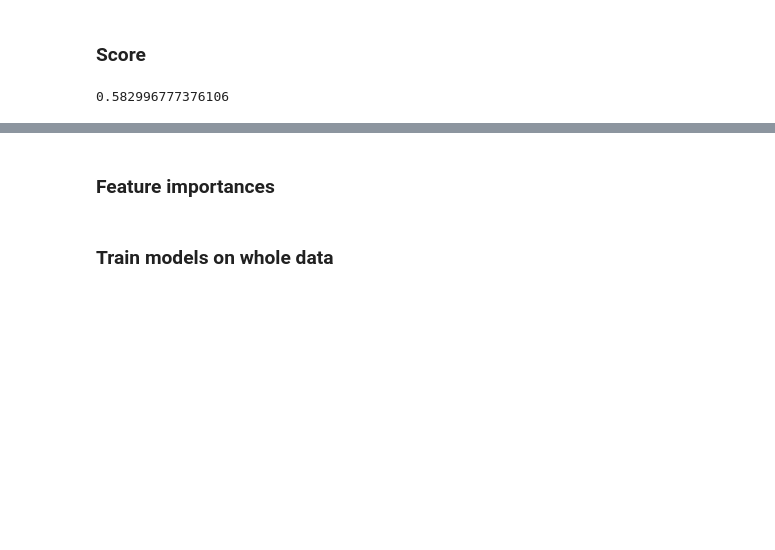
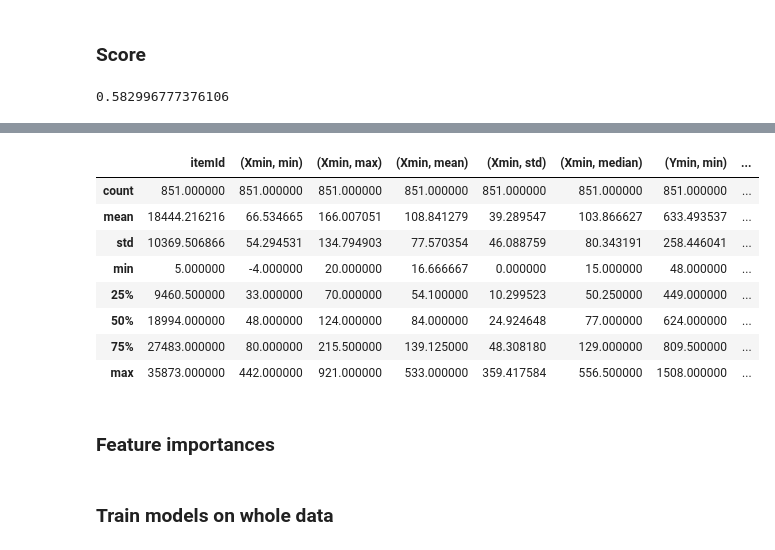
Before and after one commit to Dmitry513/BootCamp_Moderator, a Jupyter notebook: Min_max.ipynb, the cells around one changed output, grey strips where cells are left out. Cells and saved outputs as stored; diff of their text form; code cells hidden in the pictures; blank space fills up the shorter version.

```diff
--- a/Min_max.ipynb
+++ b/Min_max.ipynb
@@ -201,3 +241,15 @@ X_rez['iou'].mean()
+# %%
+X_rez[X_rez['Sum_err'] <= 400].describe()
+# %% [output]
+|  | itemId | (Xmin, min) | (Xmin, max) | (Xmin, mean) | (Xmin, std) | (Xmin, median) | (Ymin, min) | ... |
+| count | 851.000000 | 851.000000 | 851.000000 | 851.000000 | 851.000000 | 851.000000 | 851.000000 | ... |
+| mean | 18444.216216 | 66.534665 | 166.007051 | 108.841279 | 39.289547 | 103.866627 | 633.493537 | ... |
+| std | 10369.506866 | 54.294531 | 134.794903 | 77.570354 | 46.088759 | 80.343191 | 258.446041 | ... |
+| min | 5.000000 | -4.000000 | 20.000000 | 16.666667 | 0.000000 | 15.000000 | 48.000000 | ... |
+| 25% | 9460.500000 | 33.000000 | 70.000000 | 54.100000 | 10.299523 | 50.250000 | 449.000000 | ... |
+| 50% | 18994.000000 | 48.000000 | 124.000000 | 84.000000 | 24.924648 | 77.000000 | 624.000000 | ... |
+| 75% | 27483.000000 | 80.000000 | 215.500000 | 139.125000 | 48.308180 | 129.000000 | 809.500000 | ... |
+| max | 35873.000000 | 442.000000 | 921.000000 | 533.000000 | 359.417584 | 556.500000 | 1508.000000 | ... |
 # %% [markdown]
 ### Feature importances
 # %%
```
Also changed, not shown: parts of 6 cells of this notebook.
